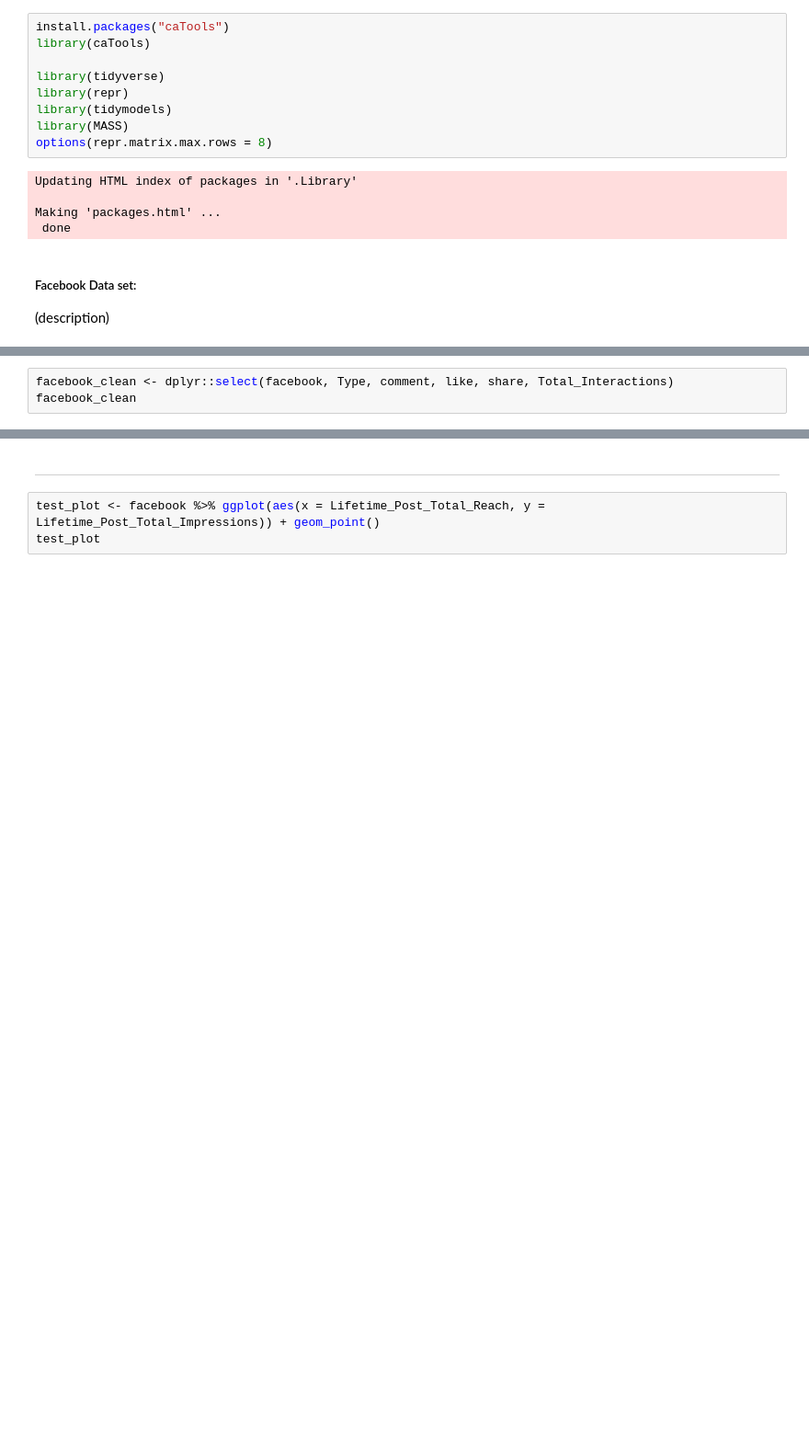
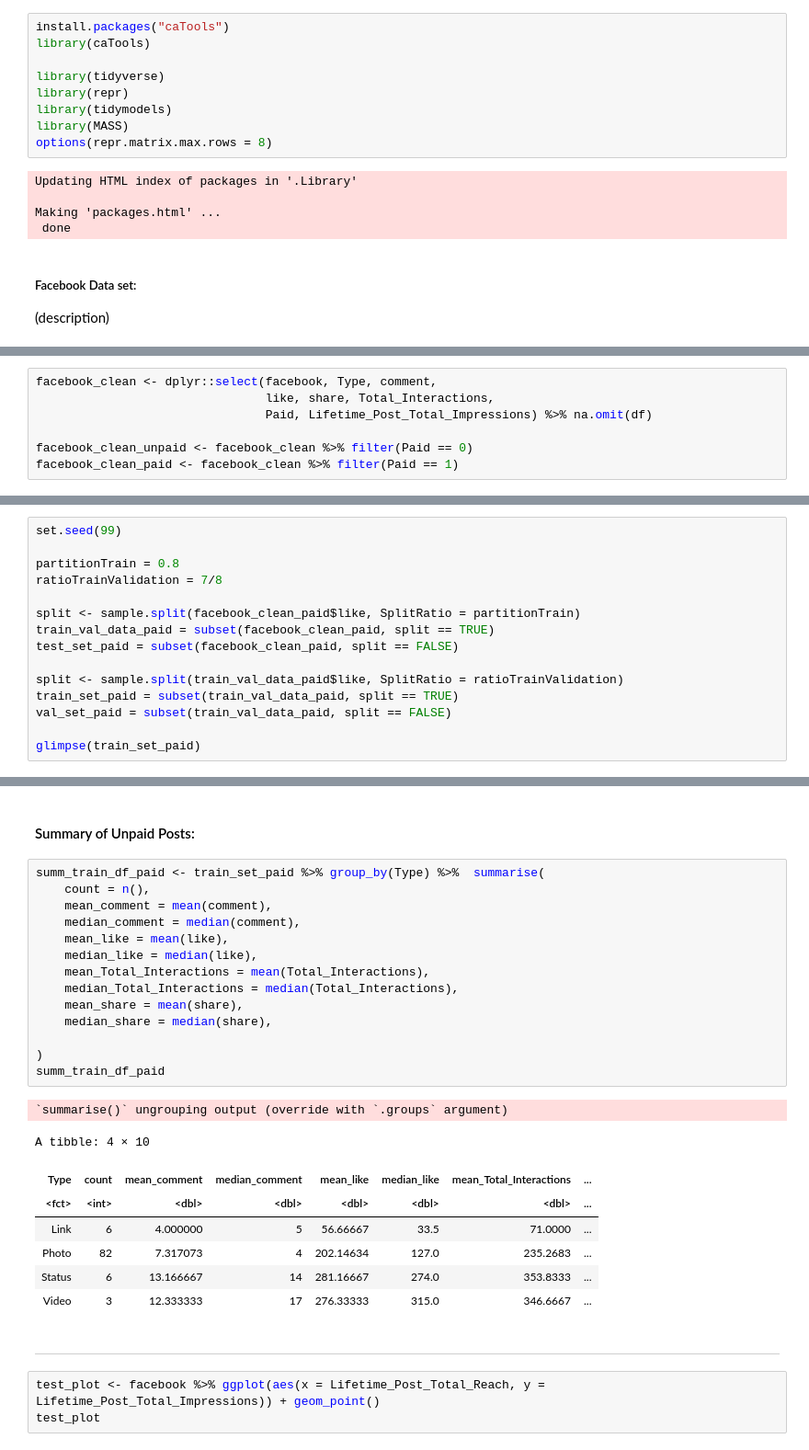
Before and after one commit to calamari99/Facebook-Post-Predictor, a Jupyter notebook: main.ipynb, the cells around one changed output, grey strips where cells are left out. Shown at 92% size. Saved outputs shown, nothing was run; the diff lists cells and outputs as text; blank space fills up the shorter version.

```diff
--- a/main.ipynb
+++ b/main.ipynb
@@ -109,3 +120,7 @@ We want to explain the best type of post possible and thus we should first explo
 # %%
-facebook_clean <- dplyr::select(facebook, Type, comment, like, share, Total_Interactions)
-facebook_clean
+facebook_clean <- dplyr::select(facebook, Type, comment,
+                                like, share, Total_Interactions,
+                                Paid, Lifetime_Post_Total_Impressions) %>% na.omit(df)
+
+facebook_clean_unpaid <- facebook_clean %>% filter(Paid == 0)
+facebook_clean_paid <- facebook_clean %>% filter(Paid == 1)
@@ -206,0 +197,15 @@ Now that we have separated our data into specified sets, we will next explore ou
+# %%
+set.seed(99)
+
+partitionTrain = 0.8
+ratioTrainValidation = 7/8
+
+split <- sample.split(facebook_clean_paid$like, SplitRatio = partitionTrain)
+train_val_data_paid = subset(facebook_clean_paid, split == TRUE)
+test_set_paid = subset(facebook_clean_paid, split == FALSE)
+
+split <- sample.split(train_val_data_paid$like, SplitRatio = ratioTrainValidation)
+train_set_paid = subset(train_val_data_paid, split == TRUE)
+val_set_paid = subset(train_val_data_paid, split == FALSE)
+
+glimpse(train_set_paid)
@@ -207,3 +251,28 @@ Now that we have separated our data into specified sets, we will next explore ou
+# %% [markdown]
+#### Summary of Unpaid Posts:
+# %%
+summ_train_df_paid <- train_set_paid %>% group_by(Type) %>%  summarise(
+    count = n(),
+    mean_comment = mean(comment),
+    median_comment = median(comment),
+    mean_like = mean(like),
+    median_like = median(like),
+    mean_Total_Interactions = mean(Total_Interactions),
+    median_Total_Interactions = median(Total_Interactions),
+    mean_share = mean(share),
+    median_share = median(share),
+
+)
+summ_train_df_paid
+# %% [output]
+`summarise()` ungrouping output (override with `.groups` argument)
+A tibble: 4 × 10
+| Type | count | mean_comment | median_comment | mean_like | median_like | mean_Total_Interactions | ... |
+| <fct> | <int> | <dbl> | <dbl> | <dbl> | <dbl> | <dbl> | ... |
+| Link | 6 | 4.000000 | 5 | 56.66667 | 33.5 | 71.0000 | ... |
+| Photo | 82 | 7.317073 | 4 | 202.14634 | 127.0 | 235.2683 | ... |
+| Status | 6 | 13.166667 | 14 | 281.16667 | 274.0 | 353.8333 | ... |
+| Video | 3 | 12.333333 | 17 | 276.33333 | 315.0 | 346.6667 | ... |
 # %% [markdown]
 ---------------------------------------------------------------------------------------------------------
 # %%
```
Also changed, not shown: parts of 20 cells of this notebook.
